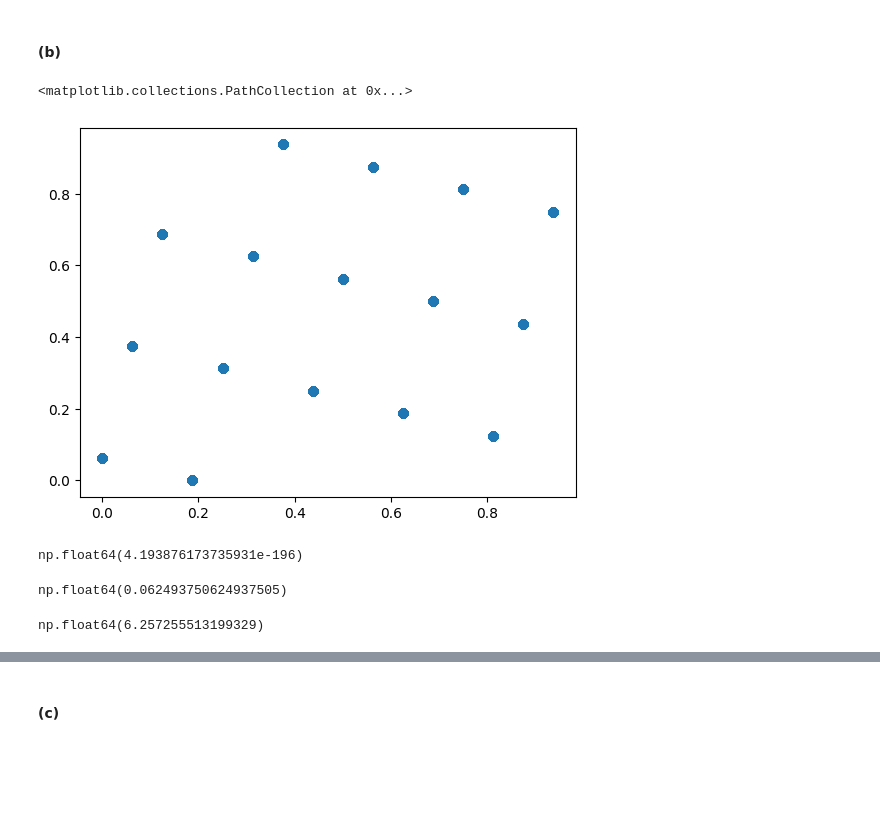
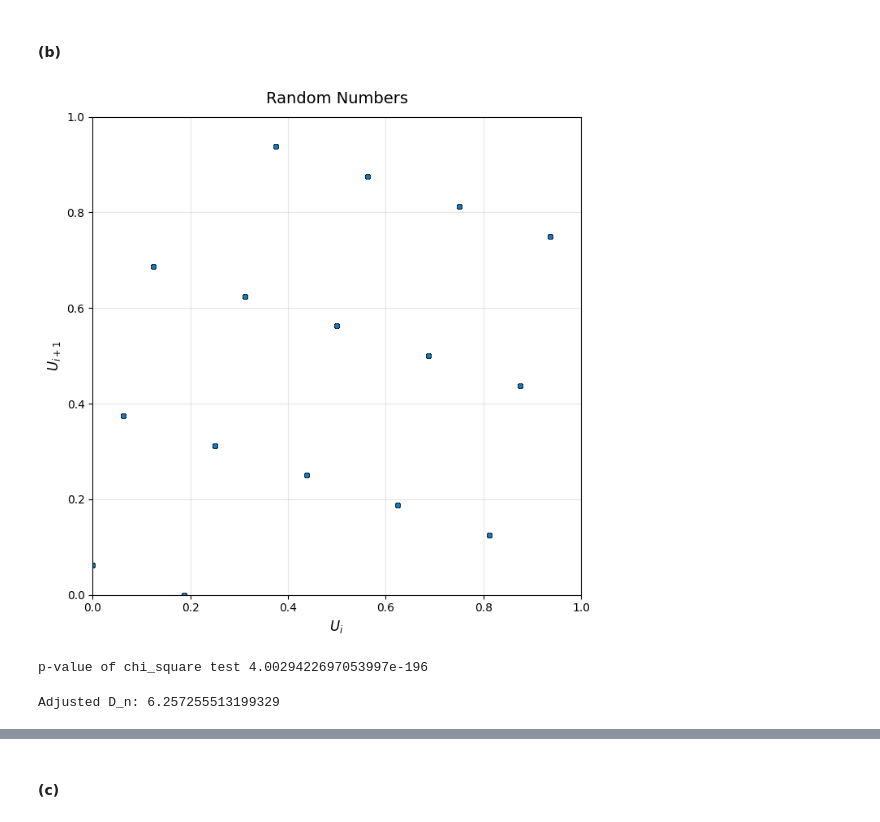
Before and after one commit to AgnesOlsen/02443_Stocastic_Simulation, a Jupyter notebook: Notebooks/Katrine.ipynb, the cells around one changed output, grey strips where cells are left out. Drawn from its saved outputs; the diff is of its cells as text; code cells hidden in the pictures; blank space fills up the shorter version.

```diff
--- a/Notebooks/Katrine.ipynb
+++ b/Notebooks/Katrine.ipynb
@@ -102,12 +119,31 @@ plt.hist(RN,10)
 # %% [markdown]
 #### (b)
-# %%
-# Scatterplot
-
-plt.scatter(RN[:-1], RN[1:])
-# %% [output]
-<matplotlib.collections.PathCollection at 0x...>
-[figure, removed]
+# %%
+# Scatterplot
+
+plt.figure(figsize=(7, 7))
+
+plt.scatter(
+    RN[:-1],
+    RN[1:],
+    s=20,          # marker size
+    alpha=0.6,     # transparency
+    edgecolors='black',
+    linewidths=0.3
+)
+
+plt.title("Random Numbers", fontsize=14, pad=12)
+plt.xlabel(r"$U_i$", fontsize=12)
+plt.ylabel(r"$U_{i+1}$", fontsize=12)
+
+plt.grid(alpha=0.3)
+plt.xlim(0, 1)
+plt.ylim(0, 1)
+
+plt.tight_layout()
+plt.show()
+# %% [output]
+[figure, added]
 # %%
 # Define function to do a Chi-squared test
 
@@ -139,14 +168,13 @@ def T_chi_square(n_observed, n_expected, m):
 # Chi-squared test with 10 bins
 
 bins = 10
-N = len(RN)
-n_observed,_ = np.histogram(RN, bins)
-n_expected = np.ones(bins) * (N/bins) #Uniform distribution
-m = 0
+observed, _ = np.histogram(RN, bins=bins)
+expected = np.ones(bins) * (10000 / bins)
 
-T_chi_square(n_observed, n_expected, m) #Small p-value, very unlikely that derivation so large if the data followed a uniform distribution
+
+print(f"p-value of chi_square test {T_chi_square(observed,expected, 0)}") #Small p-value, very unlikely that derivation so large if the data followed a uniform distribution
 # %% [output]
-np.float64(4.193876173735931e-196)
+p-value of chi_square test 4.0029422697053997e-196
 # %%
 def ecdf(x,obs):
     """
@@ -177,20 +223,16 @@ def Kolmogorov_Smirnov(obs,m):
     D_n = np.max(abs(np.array(F_n)- np.array(F)))
 
     return D_n
-# %%
-m = 100
-D_n = Kolmogorov_Smirnov(RN, m)
-D_n
-# %% [output]
-np.float64(0.062493750624937505)
 # %%
+# Compute D_n
+D_n = Kolmogorov_Smirnov(RN)
+
 # Adjusted test statistic
-
 n = len(RN)
 
-(np.sqrt(n) + 0.12 + 0.11/np.sqrt(n))*D_n # Not good result see 16
+print(f"Adjusted D_n: {(np.sqrt(n) + 0.12 + 0.11/np.sqrt(n))*D_n}") # Not good result see slide 22
 # %% [output]
-np.float64(6.257255513199329)
+Adjusted D_n: 6.257255513199329
 # %%
 # Wald-Wolfowitz run test
 
```
Also changed, not shown: parts of 39 cells of this notebook.
